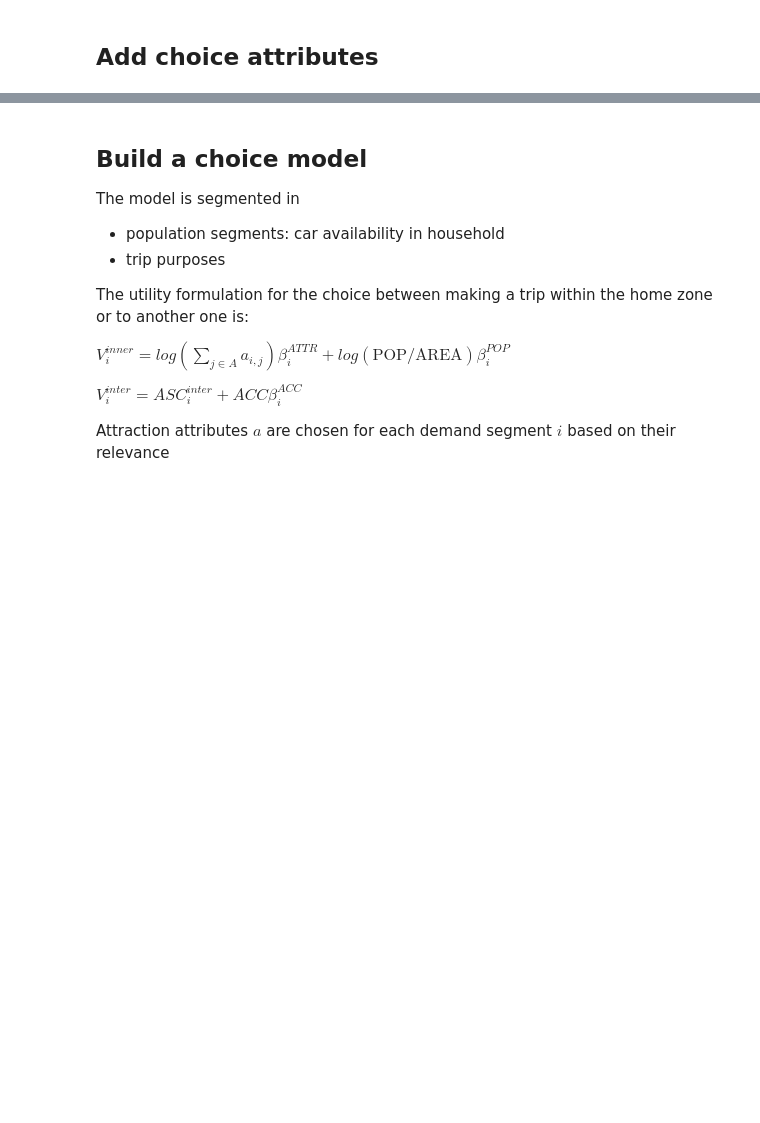
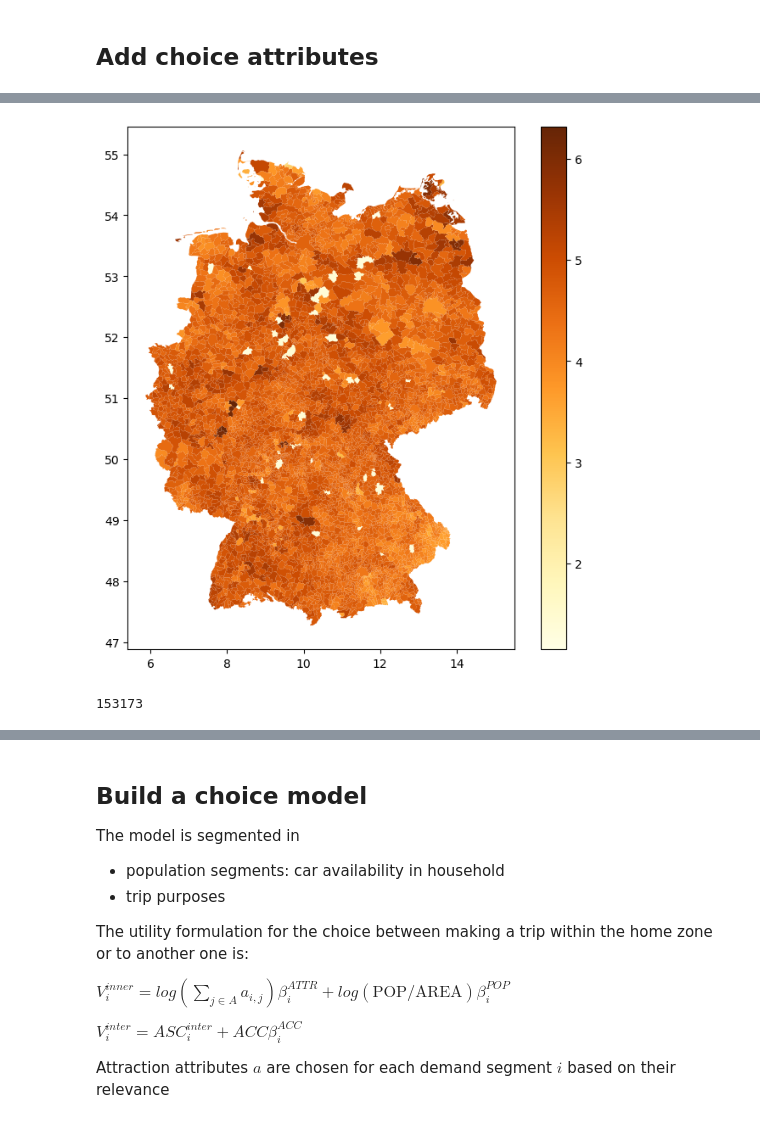
Before and after one commit to marlinarnz/quetzal_germany, a Jupyter notebook: notebooks/cal_inner-inter.ipynb, the cells around one changed output, grey strips where cells are left out. Saved outputs shown, nothing was run; the diff lists cells and outputs as text; code cells hidden in the pictures; blank space fills up the shorter version.

Commit message:
state of last try before deleting inner-inter choice model

```diff
--- a/notebooks/cal_inner-inter.ipynb
+++ b/notebooks/cal_inner-inter.ipynb
@@ -86,3 +80,39 @@ cc = cc.rename('acc').to_frame()
+# %%
+# Load inter-zonal composite cost from mode choice step
+cc = pd.read_csv(output_path + scenario + '/mode_choice_od_composite_cost.csv')
+cc.set_index(['origin', 'destination'], inplace=True)
+# Rename segments to integer values
+cc.columns = pd.MultiIndex.from_tuples(
+    [(seg.split('_')[0], {'no': 0, 'car': 1}[seg.split('_')[1]])
+     for seg in cc.columns],
+    names=['purpose_model', 'car_av'])
+# Reshape the table into a mergable format
+cc = cc.unstack('destination').stack('purpose_model').stack('car_av')
+# %%
+# Get zones within a given distance for each origin
+distances = skims.euclidean(sm.zones, coordinates_unit=sm.coordinates_unit, intrazonal=False)
+nearby_zones = distances.set_index(['origin', 'destination']).groupby(level='origin')\
+    ['euclidean_distance'].apply(lambda d: set(d.loc[d<50000].index.get_level_values('destination')))
+cc_dests = cc.xs(0, level='car_av').xs('leisure', level='purpose_model')\
+           .stack('destination').reset_index(level='destination').groupby(level='origin')\
+           ['destination'].apply(set)
+# %%
+# Compute the mean CC to all destinations within a certain distance as accessibility
+cc = cc.apply(lambda z: z[list(nearby_zones[z.name[0]].intersection(cc_dests[z.name[0]]))].mean(), axis=1)
+cc = cc.rename('acc').to_frame()
+# %%
+zones = gpd.GeoDataFrame(sm.zones, crs=sm.epsg)
+zones['acc'] = cc.xs(1, level='car_av').groupby(level='origin')['acc'].mean()
+zones.plot(column='acc', cmap='YlOrBr', figsize=(8,8), legend=True)
+corrupted_acc_zones = zones.loc[zones['acc']<2].index
+# %% [output]
+[figure, added]
+# %%
+# Drop accessibility outliers that do not fit a pattern
+trips = trips.loc[~trips['origin'].isin(corrupted_acc_zones)]
+len(trips)
+# %% [output]
+153173
 # %%
 # Merge
 trips['acc'] = trips.set_index(['origin', 'purpose_model', 'car_av']).index.map(cc['acc'])
```
Also changed, not shown: parts of 15 cells of this notebook.
